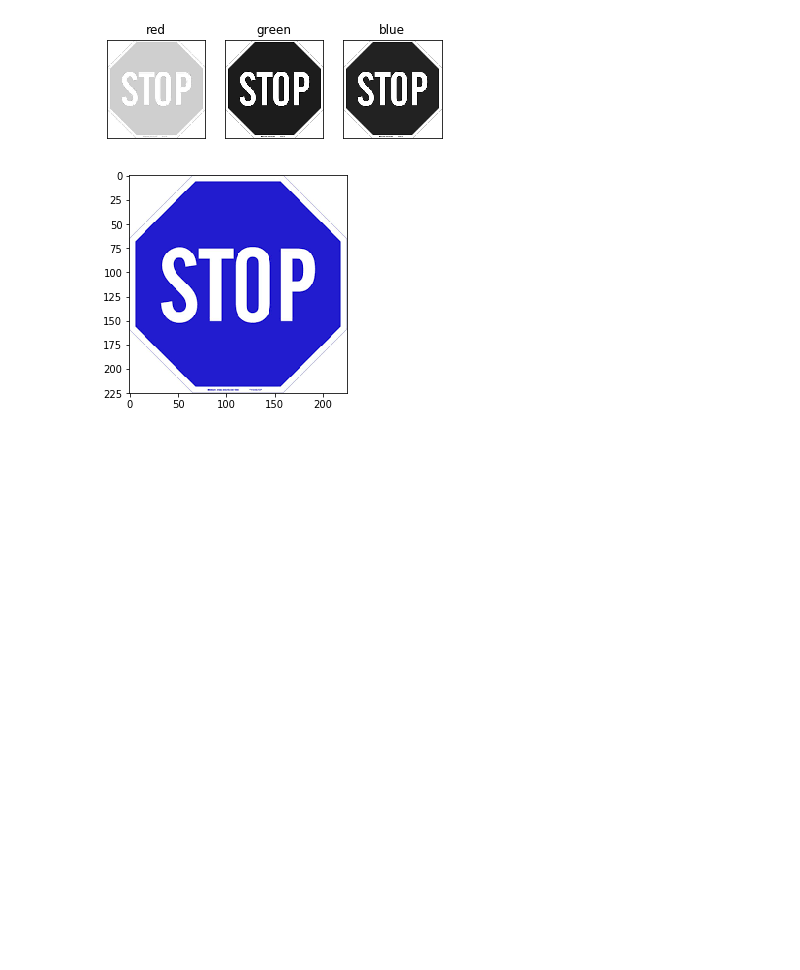
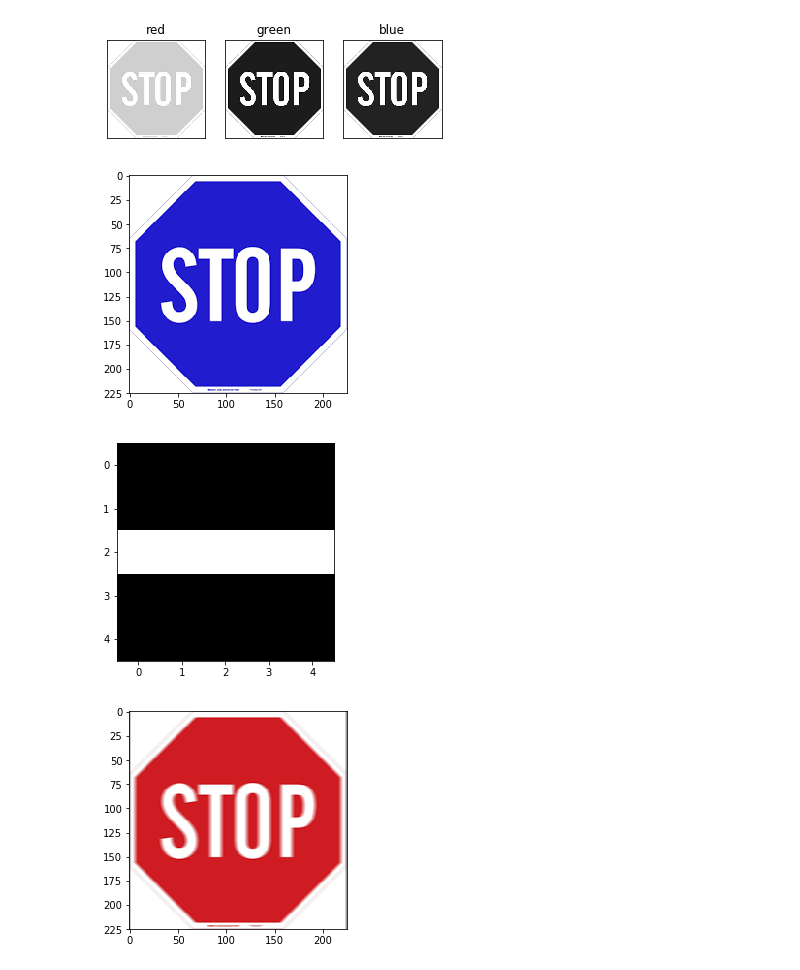
Before and after one commit to IanChar/AI4All, a Jupyter notebook: notebook1.ipynb, the cells around one changed output. Cells and saved outputs as stored; diff of their text form; code cells hidden in the pictures; blank space fills up the shorter version.

```diff
--- a/notebook1.ipynb
+++ b/notebook1.ipynb
@@ -1,7 +1,7 @@
 # %%
 import numpy as np
+import glob
 import matplotlib.pyplot as plt
-
 from PIL import Image
 
 '''
@@ -26,6 +26,12 @@ def show_image(img):
     plt.show()
     plt.close()
 
+def show_filter(f):
+    fig = plt.figure()
+    plt.imshow(f, cmap='gray')
+    plt.show()
+    plt.close()
+
 def show_channels(img):
     num_channels = 3
     titles = ['red', 'green', 'blue']
@@ -140,7 +146,7 @@ show_image(canvas_rgb)
 load real image
 visualize real image
 '''
-im_path = './images/stopsign.png'
+im_path = './notebook1_images/stopsign.png'
 im = Image.open(im_path).convert('RGB')
 im_arr = np.array(im)
 height, width, num_channels = im_arr.shape
@@ -166,5 +172,48 @@ swapped_im_arr[:, :, 2] = im_arr[:, :, 0]
 show_image(swapped_im_arr)
 # %% [output]
 [figure]
-# %%
-f =
+# %%
+'''
+horizontal blur filter
+'''
+
+def pad_image(im_arr, filter_height, filter_width):
+
+    buffer_height = (filter_height - 1) / 2
+    buffer_width = (filter_width - 1) / 2
+
+    im_height, im_width, num_channels = im_arr.shape
+    image = np.zeros([im_height + buffer_height * 2, im_width + buffer_width * 2, num_channels])
+    image[buffer_height:-buffer_height, buffer_width:-buffer_width] = im_arr
+
+    return image
+
+def convolve_image(f, im_arr):
+    im_height, im_width, num_channel = im_arr.shape
+    filter_height, filter_width = f.shape
+    image = pad_image(im_arr, filter_height, filter_width)
+
+    convolution = np.zeros([im_height, im_width, num_channels])
+
+    for i in range(im_height):
+        for j in range(im_width):
+            for k in range(num_channel):
+                window = image[i:(i+filter_height), j:(j+filter_width), k]
+                convolution[i, j, k] = np.sum(np.multiply(window, f))
+
+    return convolution
+
+
+
+filter_height = 5
+filter_width = 5
+f = np.zeros([filter_height, filter_width])
+f[2, :] = 1.
+f = f / filter_height
+show_filter(f)
+
+convolution = convolve_image(f, im_arr)
+show_image(convolution)
+# %% [output]
+[figure, added]
+[figure, added]
```
Also changed, not shown: parts of 5 cells of this notebook.
